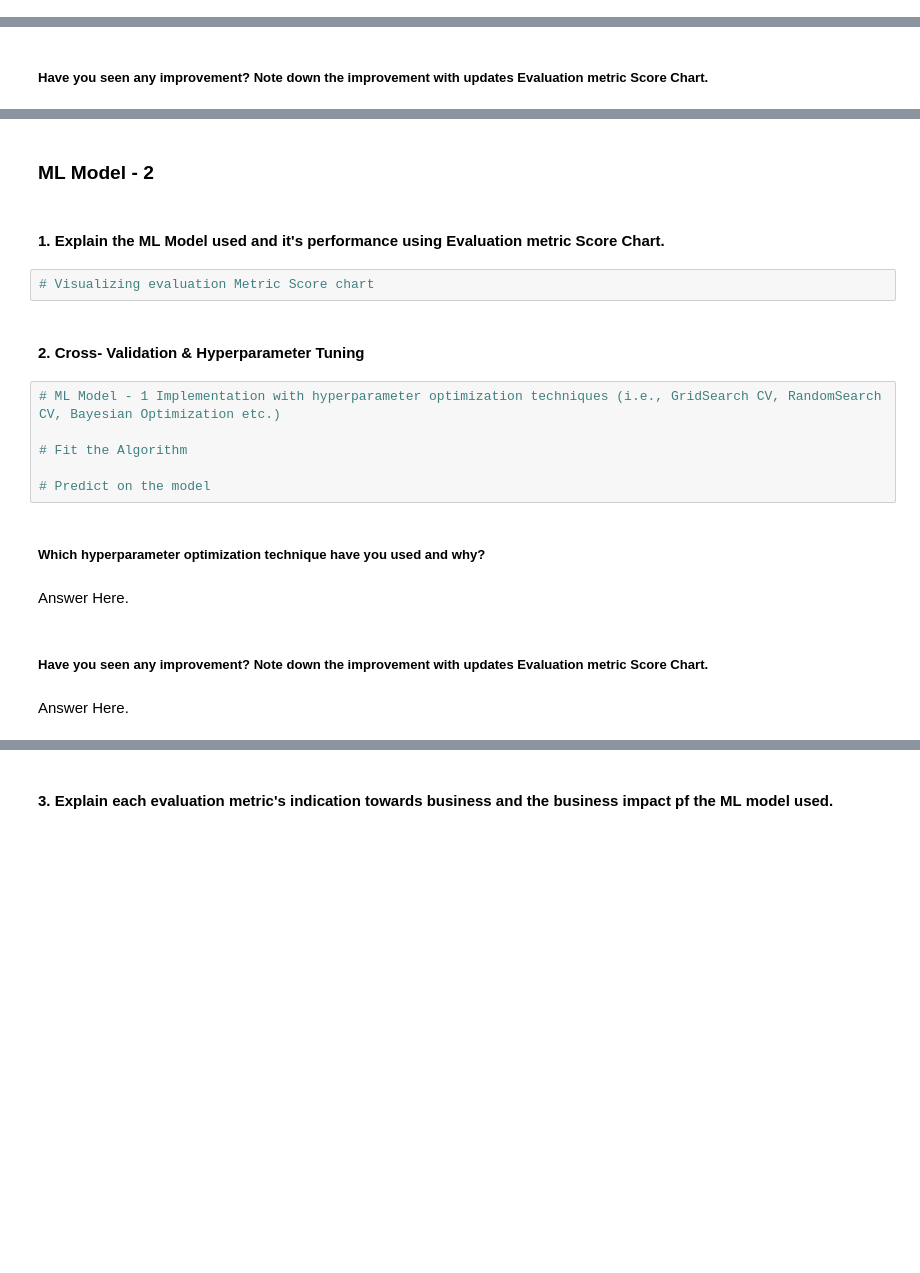
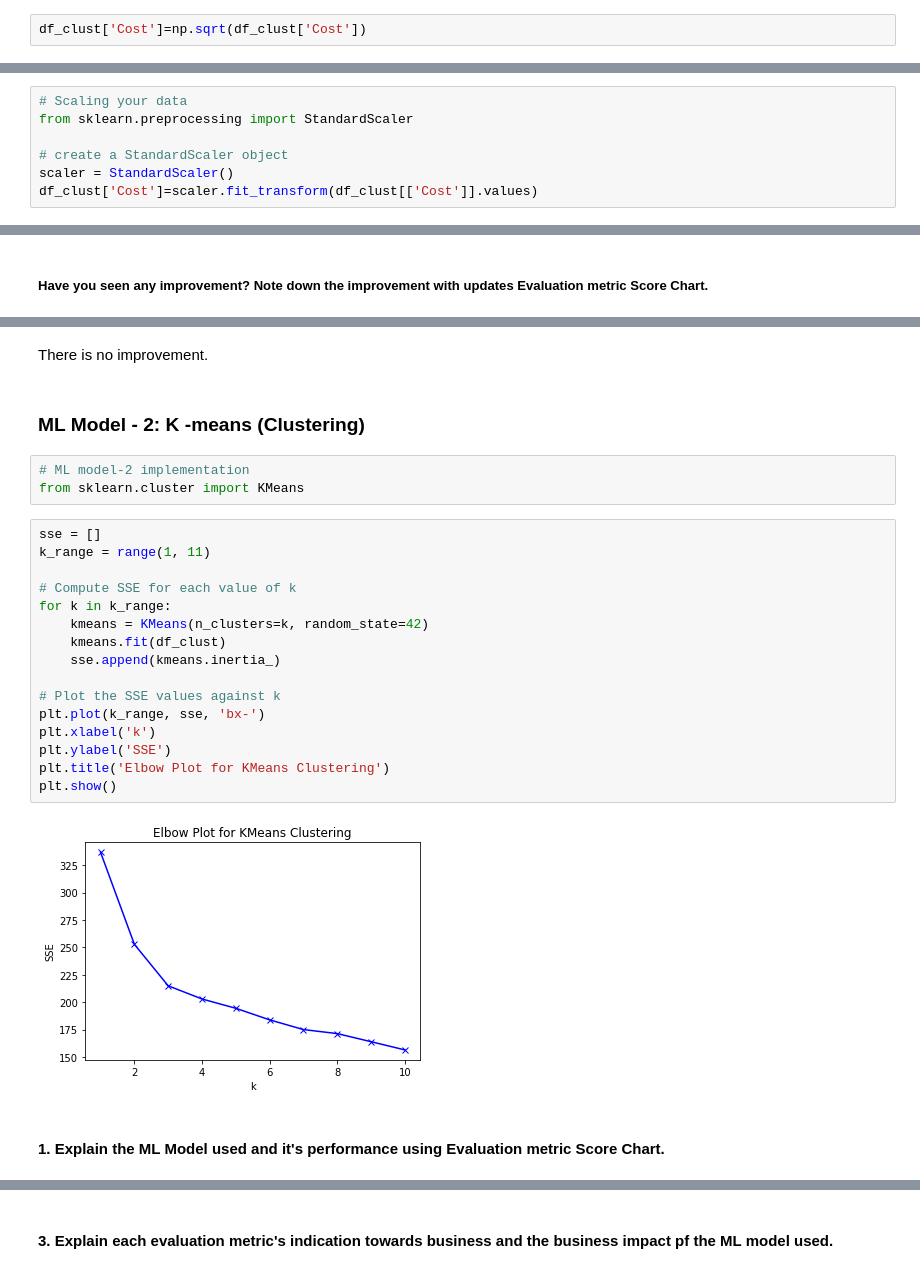
Before and after one commit to Sharath670/Zomato-Clustering-CP4, a Jupyter notebook: Zomato_Clustering.ipynb, the cells around one changed output, grey strips where cells are left out. Drawn from its saved outputs; the diff is of its cells as text; blank space fills up the shorter version.

```diff
--- a/Zomato_Clustering.ipynb
+++ b/Zomato_Clustering.ipynb
@@ -1249,0 +1428,2 @@ Answer Here.
+# %%
+df_clust['Cost']=np.sqrt(df_clust['Cost'])
@@ -1255,0 +1437,7 @@ Answer Here.
+# %%
+# Scaling your data
+from sklearn.preprocessing import StandardScaler
+
+# create a StandardScaler object
+scaler = StandardScaler()
+df_clust['Cost']=scaler.fit_transform(df_clust[['Cost']].values)
@@ -1364,22 +1626,27 @@ weighted avg       0.84      0.84      0.84      1991
+# %% [markdown]
+There is no improvement.
 # %% [markdown]
-### ML Model - 2
+### ML Model - 2: K -means  (Clustering)
+# %%
+# ML model-2 implementation
+from sklearn.cluster import KMeans
+# %%
+sse = []
+k_range = range(1, 11)
+
+# Compute SSE for each value of k
+for k in k_range:
+    kmeans = KMeans(n_clusters=k, random_state=42)
+    kmeans.fit(df_clust)
+    sse.append(kmeans.inertia_)
+
+# Plot the SSE values against k
+plt.plot(k_range, sse, 'bx-')
+plt.xlabel('k')
+plt.ylabel('SSE')
+plt.title('Elbow Plot for KMeans Clustering')
+plt.show()
+# %% [output]
+[figure, added]
 # %% [markdown]
 #### 1. Explain the ML Model used and it's performance using Evaluation metric Score Chart.
-# %%
-# Visualizing evaluation Metric Score chart
-# %% [markdown]
-#### 2. Cross- Validation & Hyperparameter Tuning
-# %%
-# ML Model - 1 Implementation with hyperparameter optimization techniques (i.e., GridSearch CV, RandomSearch CV, Bayesian Optimization etc.)
-
-# Fit the Algorithm
-
-# Predict on the model
-# %% [markdown]
-##### Which hyperparameter optimization technique have you used and why?
-# %% [markdown]
-Answer Here.
-# %% [markdown]
-##### Have you seen any improvement? Note down the improvement with updates Evaluation metric Score Chart.
-# %% [markdown]
-Answer Here.
```
Also changed, not shown: parts of 102 cells of this notebook.
